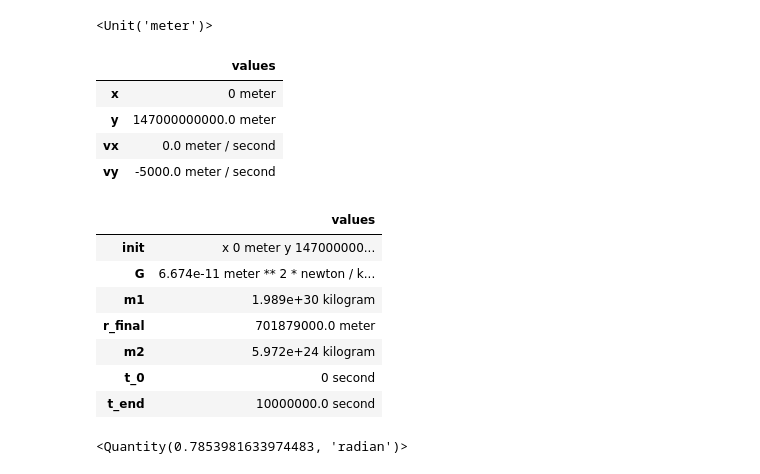
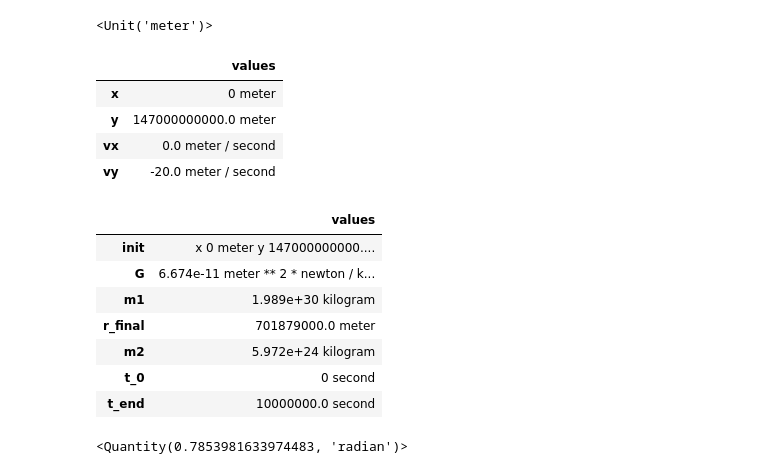
Before and after one commit to cwilklow/ModSimPy, a Jupyter notebook: code/orbit_homework.ipynb, the cells around one changed output. Cells and saved outputs as stored; diff of their text form; code cells hidden in the pictures.

```diff
--- a/code/orbit_homework.ipynb
+++ b/code/orbit_homework.ipynb
@@ -37,27 +37,27 @@ m = UNITS.meter
 # %%
 # And an inition condition (with everything in SI units)
 
 #r_0 = 147e9 * m
 G = 6.674e-11 * N / kg**2 * m**2
 
 m1 = 1.989e30 * kg #mass of sun
 m2 = 5.972e24 * kg #mass of earth
 
 t_0 = 0 * s
 t_end = 1e7 *s
 
 x_0 = 0 * m
 y_0 = 147e9 * m
 vx_0 = 0 * m/s
-vy_0 = -5e3 * m/s
+vy_0 = -20 * m/s
 
 init = State(x = x_0, y = y_0 , vx = vx_0, vy = vy_0)
 # %% [output]
 |  | values |
 | x | 0 meter |
 | y | 147000000000.0 meter |
 | vx | 0.0 meter / second |
-| vy | -5000.0 meter / second |
+| vy | -20.0 meter / second |
 # %%
 # Making a system object
 
@@ -73,7 +73,7 @@ system = System(init=init,
                 t_end=t_end)
 # %% [output]
 |  | values |
-| init | x 0 meter y 147000000... |
+| init | x 0 meter y 147000000000.... |
 | G | 6.674e-11 meter ** 2 * newton / k... |
 | m1 | 1.989e+30 kilogram |
 | r_final | 701879000.0 meter |
```
Also changed, not shown: parts of 7 cells of this notebook, 4 other files.
